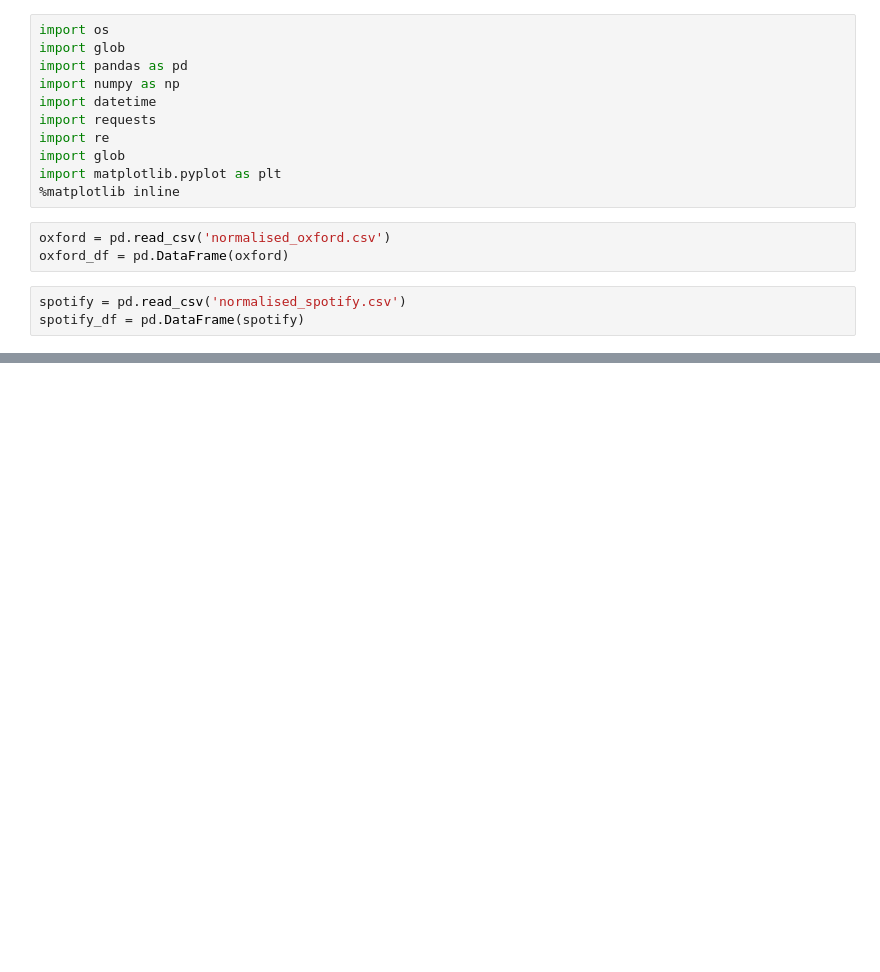
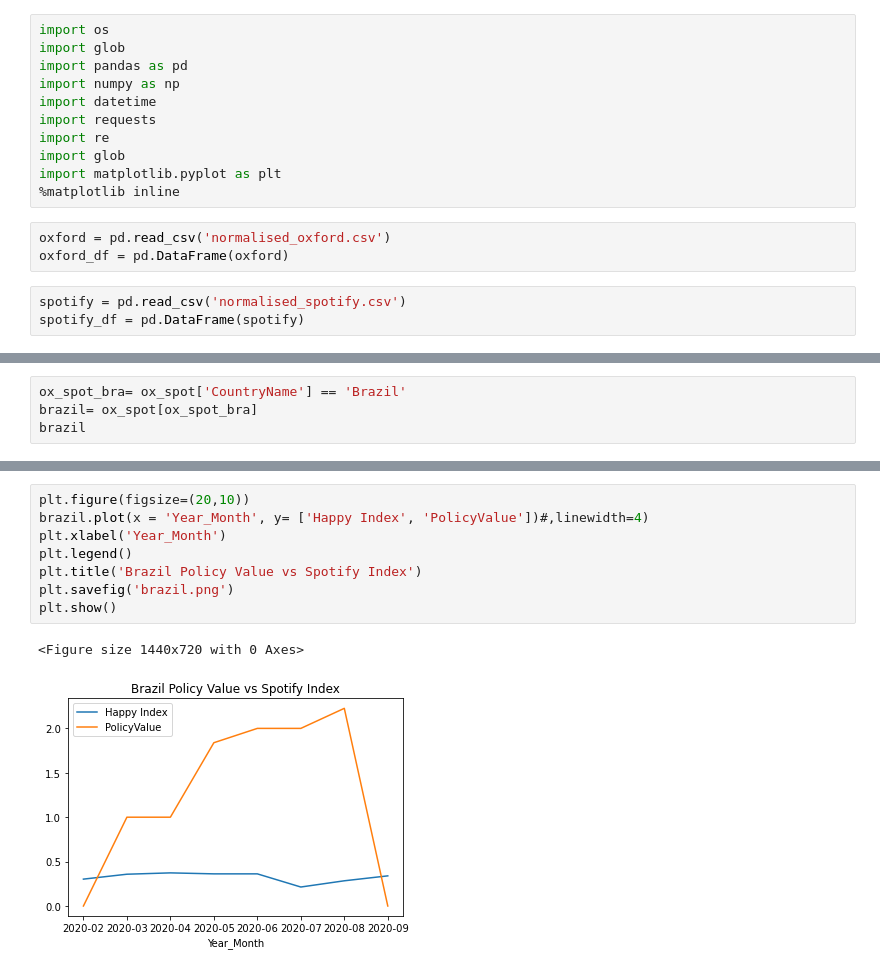
Before and after one commit to ksaslow/sad-song, a Jupyter notebook: together_test.ipynb, the cells around one changed output, grey strips where cells are left out. Saved outputs shown, nothing was run; the diff lists cells and outputs as text; blank space fills up the shorter version.

```diff
--- a/together_test.ipynb
+++ b/together_test.ipynb
@@ -61,0 +43,4 @@ ox_spot
+# %%
+ox_spot_bra= ox_spot['CountryName'] == 'Brazil'
+brazil= ox_spot[ox_spot_bra]
+brazil
@@ -61,0 +57,11 @@ ox_spot
+# %%
+plt.figure(figsize=(20,10))
+brazil.plot(x = 'Year_Month', y= ['Happy Index', 'PolicyValue'])#,linewidth=4)
+plt.xlabel('Year_Month')
+plt.legend()
+plt.title('Brazil Policy Value vs Spotify Index')
+plt.savefig('brazil.png')
+plt.show()
+# %% [output]
+<Figure size 1440x720 with 0 Axes>
+[figure, added]
```
Also changed, not shown: parts of 9 cells of this notebook, 8 other files.
